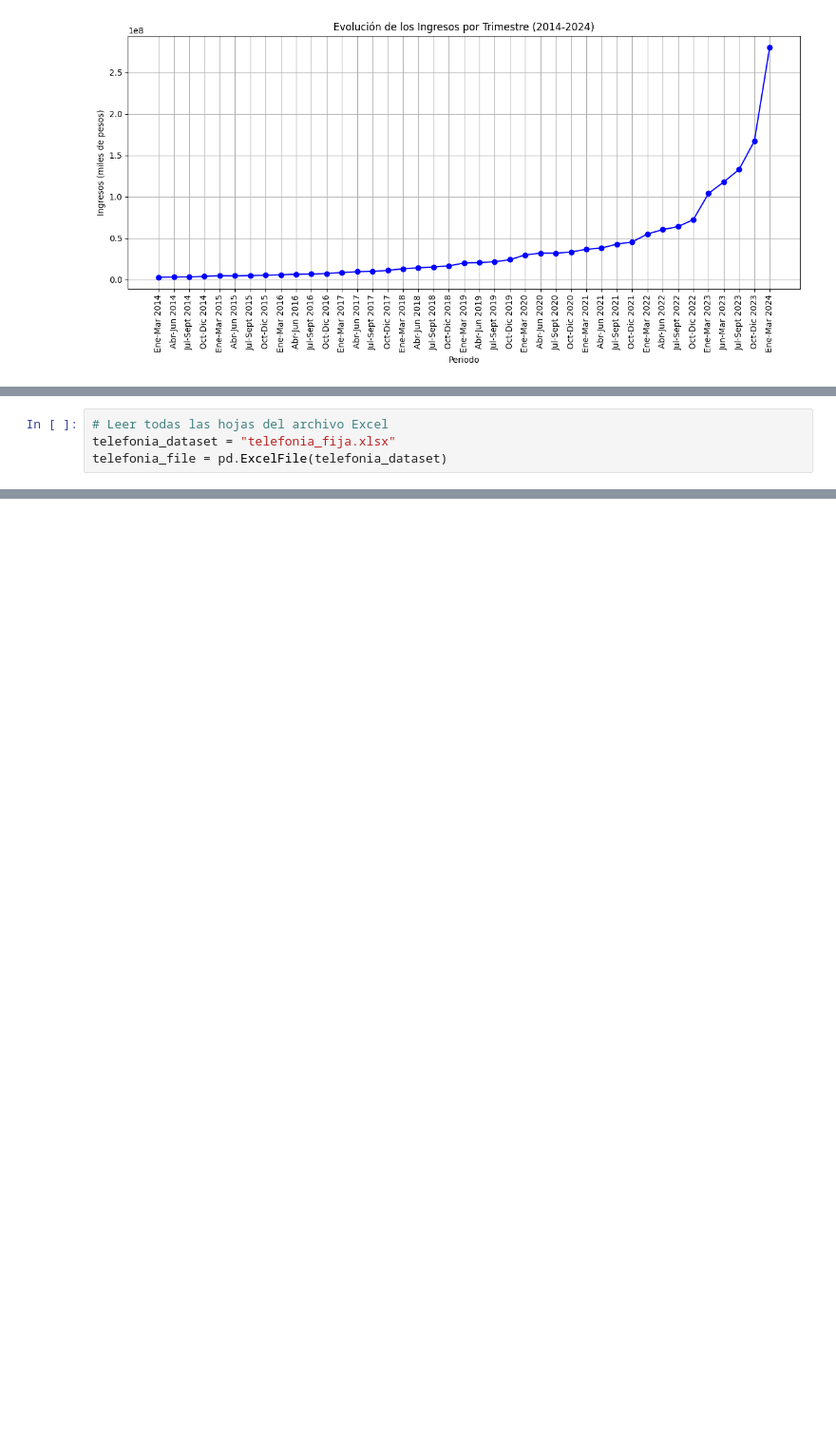
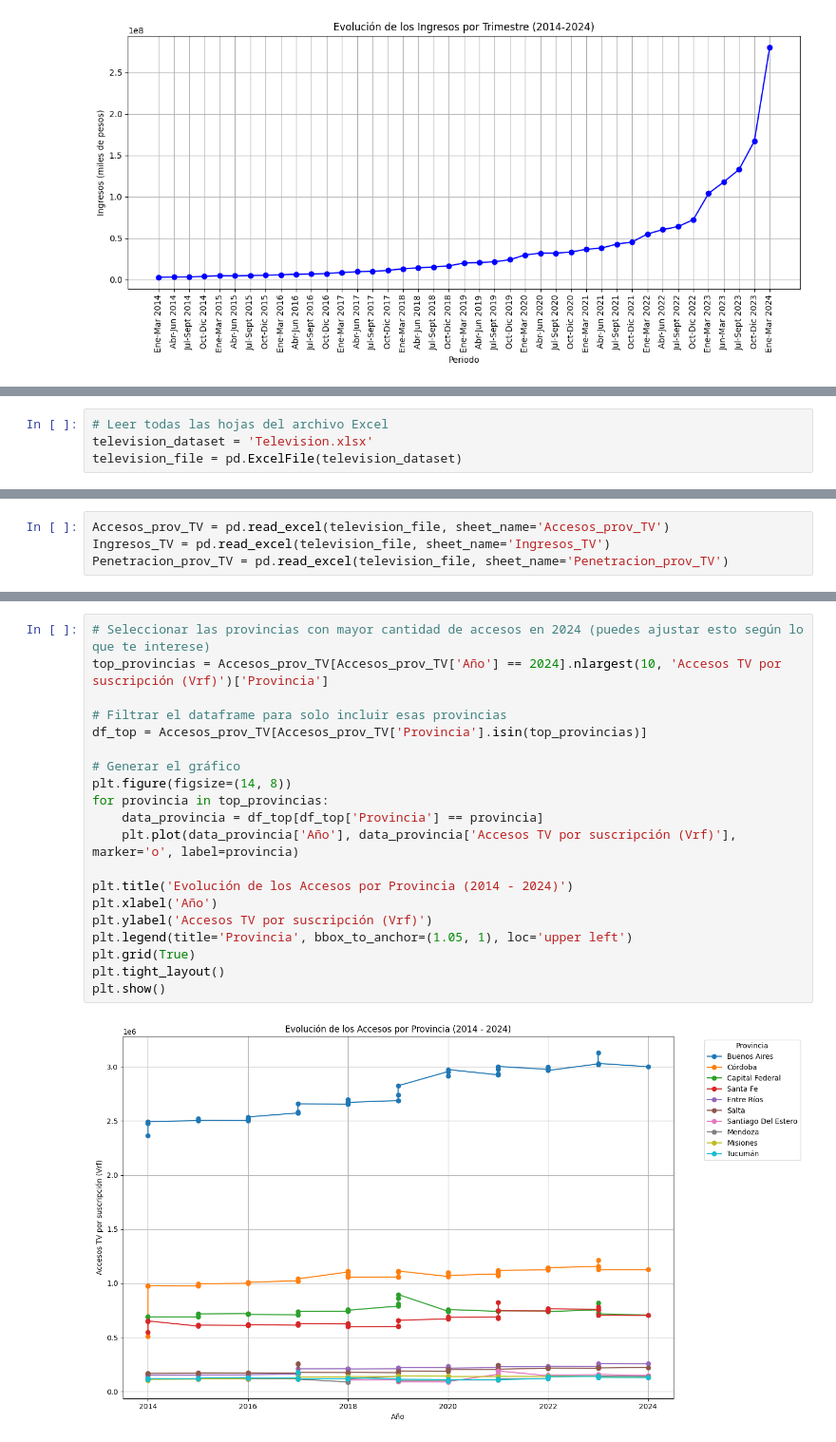
Before and after one commit to Melbutus/Data_Analyst_Telecomunicaciones, a Jupyter notebook: EDA.ipynb, the cells around one changed output, grey strips where cells are left out. Shown at 95% size. Drawn from its saved outputs; the diff is of its cells as text; blank space fills up the shorter version.

```diff
--- a/EDA.ipynb
+++ b/EDA.ipynb
@@ -686,4 +692,4 @@ plt.show()
 # %%
 # Leer todas las hojas del archivo Excel
-telefonia_dataset = "telefonia_fija.xlsx"
-telefonia_file = pd.ExcelFile(telefonia_dataset)
+television_dataset = 'Television.xlsx'
+television_file = pd.ExcelFile(television_dataset)
@@ -693,0 +698,4 @@ telefonia_file
+# %%
+Accesos_prov_TV = pd.read_excel(television_file, sheet_name='Accesos_prov_TV')
+Ingresos_TV = pd.read_excel(television_file, sheet_name='Ingresos_TV')
+Penetracion_prov_TV = pd.read_excel(television_file, sheet_name='Penetracion_prov_TV')
@@ -693,0 +753,22 @@ telefonia_file
+# %%
+# Seleccionar las provincias con mayor cantidad de accesos en 2024 (puedes ajustar esto según lo que te interese)
+top_provincias = Accesos_prov_TV[Accesos_prov_TV['Año'] == 2024].nlargest(10, 'Accesos TV por suscripción (Vrf)')['Provincia']
+
+# Filtrar el dataframe para solo incluir esas provincias
+df_top = Accesos_prov_TV[Accesos_prov_TV['Provincia'].isin(top_provincias)]
+
+# Generar el gráfico
+plt.figure(figsize=(14, 8))
+for provincia in top_provincias:
+    data_provincia = df_top[df_top['Provincia'] == provincia]
+    plt.plot(data_provincia['Año'], data_provincia['Accesos TV por suscripción (Vrf)'], marker='o', label=provincia)
+
+plt.title('Evolución de los Accesos por Provincia (2014 - 2024)')
+plt.xlabel('Año')
+plt.ylabel('Accesos TV por suscripción (Vrf)')
+plt.legend(title='Provincia', bbox_to_anchor=(1.05, 1), loc='upper left')
+plt.grid(True)
+plt.tight_layout()
+plt.show()
+# %% [output]
+[figure, added]
```
Also changed, not shown: parts of 16 cells of this notebook.
